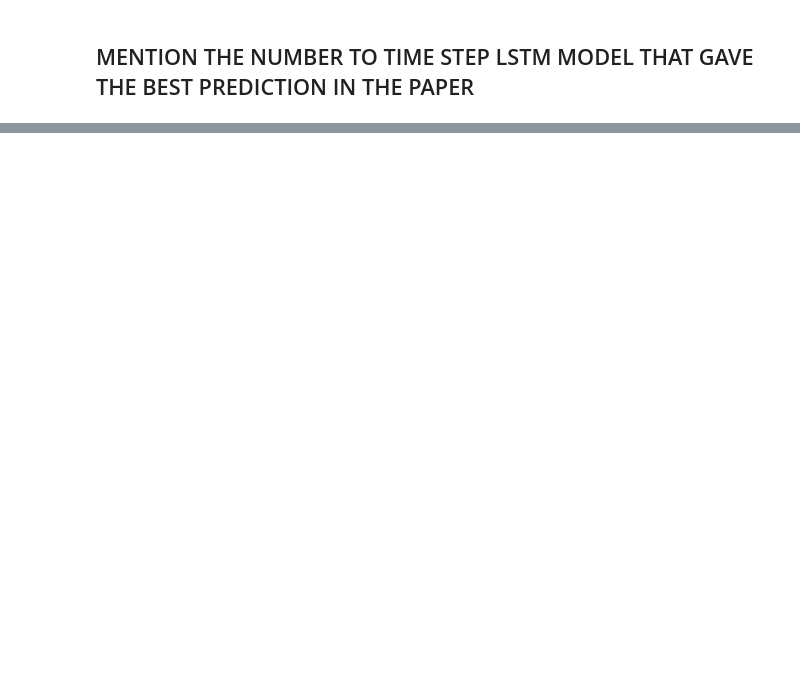
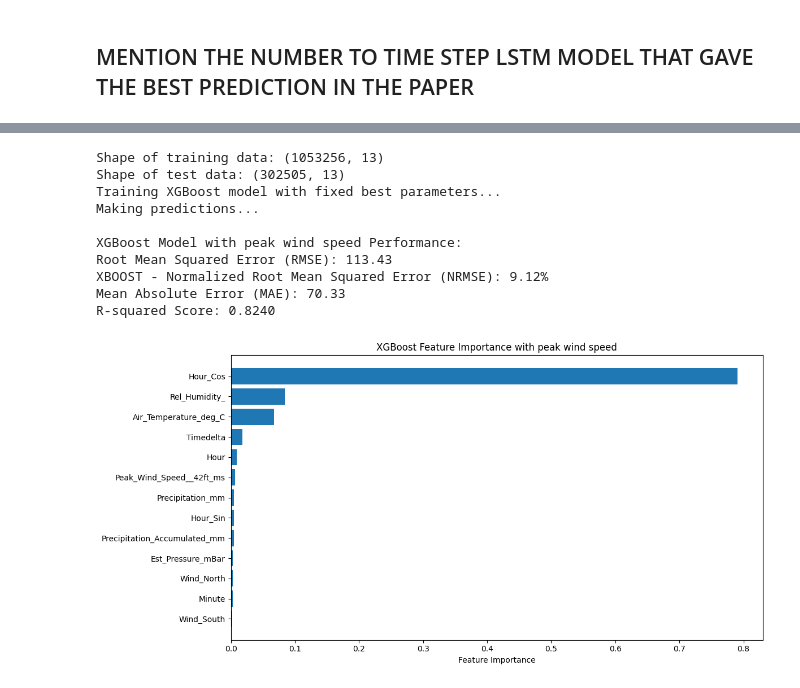
Before and after one commit to jacquesasinyo/Solar-irradiance-prediction, a Jupyter notebook: Solar irradiance prediction.ipynb, the cells around one changed output, grey strips where cells are left out. Saved outputs shown, nothing was run; the diff lists cells and outputs as text; code cells hidden in the pictures; blank space fills up the shorter version.

```diff
--- a/Solar irradiance prediction.ipynb
+++ b/Solar irradiance prediction.ipynb
@@ -655,8 +537,0 @@ def train_lstm_model(X_train, X_test, y_train, y_test, time_steps, epochs=50, ba
-# %%
-# Example usage:
-time_steps_to_try = [60, 180, 360]  # Reduced number of time steps to try
-downsample_factor = 5  # Adjust this factor to reduce data size
-
-for steps in time_steps_to_try:
-    print(f"\nTraining model with {steps} time steps")
-    model, history, predictions = train_lstm_model(X_train_scaled, X_test_scaled, y_train, y_test, steps, downsample_factor=downsample_factor)
@@ -680,0 +585,4 @@ Epoch 22/50
+# %%
+#drop avg wind speed
+X_train_scaled.drop(columns=['Avg Wind Speed @ 42ft [m/s]'], inplace=True)
+X_test_scaled.drop(columns=['Avg Wind Speed @ 42ft [m/s]'], inplace=True)
@@ -857,24 +1180,0 @@ print(f"{'R-squared':<25} {avg_r2:<20.4f} {peak_r2:<20.4f} {both_r2:<20.4f}")
-# %%
-# Plot actual vs predicted for all three models
-fig, (ax1, ax2, ax3) = plt.subplots(1, 3, figsize=(24, 8))
-
-ax1.scatter(y_test, avg_wind_predictions, alpha=0.5)
-ax1.plot([y_test.min(), y_test.max()], [y_test.min(), y_test.max()], 'r--', lw=2)
-ax1.set_xlabel("Actual Values")
-ax1.set_ylabel("Predicted Values")
-ax1.set_title("Actual vs Predicted (Avg Wind Speed)")
-
-ax2.scatter(y_test, peak_wind_predictions, alpha=0.5)
-ax2.plot([y_test.min(), y_test.max()], [y_test.min(), y_test.max()], 'r--', lw=2)
-ax2.set_xlabel("Actual Values")
-ax2.set_ylabel("Predicted Values")
-ax2.set_title("Actual vs Predicted (Peak Wind Speed)")
-
-ax3.scatter(y_test, both_wind_predictions, alpha=0.5)
-ax3.plot([y_test.min(), y_test.max()], [y_test.min(), y_test.max()], 'r--', lw=2)
-ax3.set_xlabel("Actual Values")
-ax3.set_ylabel("Predicted Values")
-ax3.set_title("Actual vs Predicted (Both Wind Speeds)")
-
-plt.tight_layout()
-plt.show()
@@ -882,0 +1391,17 @@ plt.show()
+# %%
+#Usage
+model, predictions, rmse, mae, r2 = train_and_evaluate_xgboost_fixed_params(
+    X_train_scaled, X_test_scaled, y_train, y_test, wind_feature='peak'
+)
+# %% [output]
+Shape of training data: (1053256, 13)
+Shape of test data: (302505, 13)
+Training XGBoost model with fixed best parameters...
+Making predictions...
+
+XGBoost Model with peak wind speed Performance:
+Root Mean Squared Error (RMSE): 113.43
+XBOOST - Normalized Root Mean Squared Error (NRMSE): 9.12%
+Mean Absolute Error (MAE): 70.33
+R-squared Score: 0.8240
+[figure, added]
```
Also changed, not shown: parts of 51 cells of this notebook.
